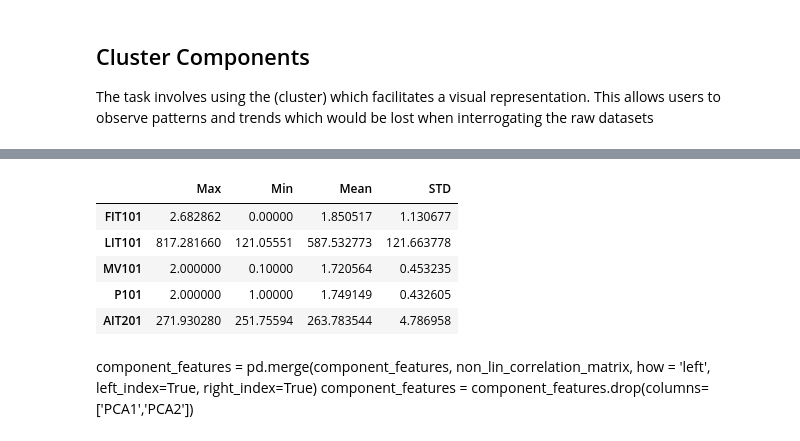
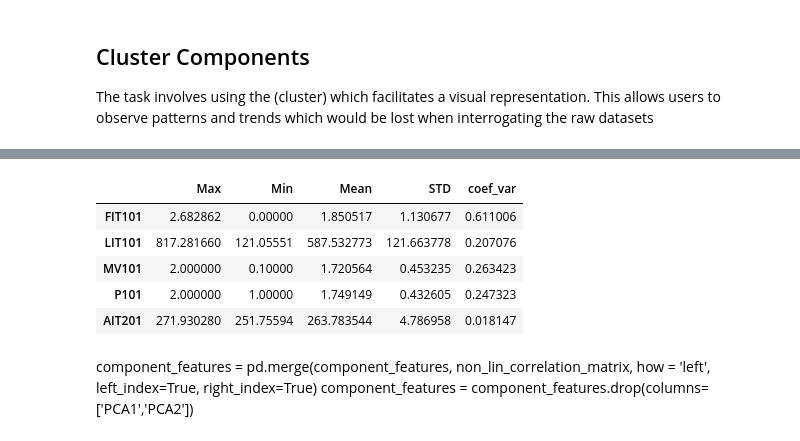
Before and after one commit to lozferatu/MSc-Project, a Jupyter notebook: Data Explorartion/EDA.ipynb, the cells around one changed output, grey strips where cells are left out. Cells and saved outputs as stored; diff of their text form; code cells hidden in the pictures.

Commit message:
coef of variance work and overleaf save

```diff
--- a/Data Explorartion/EDA.ipynb
+++ b/Data Explorartion/EDA.ipynb
@@ -221,0 +299,42 @@ plt.show()
+# %%
+#thresholds = [0, 0.01, 0.015, 0.08, 0.02, 0.04, 0.16]
+thresholds = [np.logspace()]
+K = range(1,11)
+#inertia = []
+inertia_dict = {}
+components_count = {}
+
+for threshold in thresholds:
+    filtered_component_features = component_features[component_features['coef_var'] > threshold]
+
+    # get count of components left after filter
+    components_count[threshold] = filtered_component_features.shape[0]
+
+    inertia = []
+    for k in K:
+        # Cluster the components by their features with and without coef of variance
+        kmeans = KMeans(n_clusters=k, random_state=44)
+
+        kmeans.fit(filtered_component_features)
+        inertia.append(kmeans.inertia_)
+    inertia_dict[threshold] = inertia
+
+fig, axes = plt.subplots(1, 2, figsize=(16, 6))
+
+for threshold, inertia in inertia_dict.items():
+    axes[0].plot(K, inertia, marker='x', linestyle='-', label=f'Threshold = {threshold}')
+
+axes[0].set_xlabel('Number of clusters')
+axes[0].set_ylabel('Inertia')
+axes[0].set_title('Elbow Plot for Different Coef Var Thresholds')
+axes[0].legend(title="Thresholds")
+
+# Plot number of components
+axes[1].scatter(list(components_count.keys()), list(components_count.values()), marker='o', linestyle='-')
+axes[1].set_xlabel('Threshold')
+axes[1].set_ylabel('Number of Components')
+axes[1].set_title('Number of Components by Threshold')
+axes[1].set_xticks(thresholds)
+
+plt.tight_layout()
+plt.show()
@@ -222,10 +352,10 @@ plt.show()
 # %%
- component_features.head()
+ filtered_component_features.head()
 # %% [output]
-|  | Max | Min | Mean | STD |
-| FIT101 | 2.682862 | 0.00000 | 1.850517 | 1.130677 |
-| LIT101 | 817.281660 | 121.05551 | 587.532773 | 121.663778 |
-| MV101 | 2.000000 | 0.10000 | 1.720564 | 0.453235 |
-| P101 | 2.000000 | 1.00000 | 1.749149 | 0.432605 |
-| AIT201 | 271.930280 | 251.75594 | 263.783544 | 4.786958 |
+|  | Max | Min | Mean | STD | coef_var |
+| FIT101 | 2.682862 | 0.00000 | 1.850517 | 1.130677 | 0.611006 |
+| LIT101 | 817.281660 | 121.05551 | 587.532773 | 121.663778 | 0.207076 |
+| MV101 | 2.000000 | 0.10000 | 1.720564 | 0.453235 | 0.263423 |
+| P101 | 2.000000 | 1.00000 | 1.749149 | 0.432605 | 0.247323 |
+| AIT201 | 271.930280 | 251.75594 | 263.783544 | 4.786958 | 0.018147 |
 # %%
```
Also changed, not shown: parts of 49 cells of this notebook, 1 other file.
